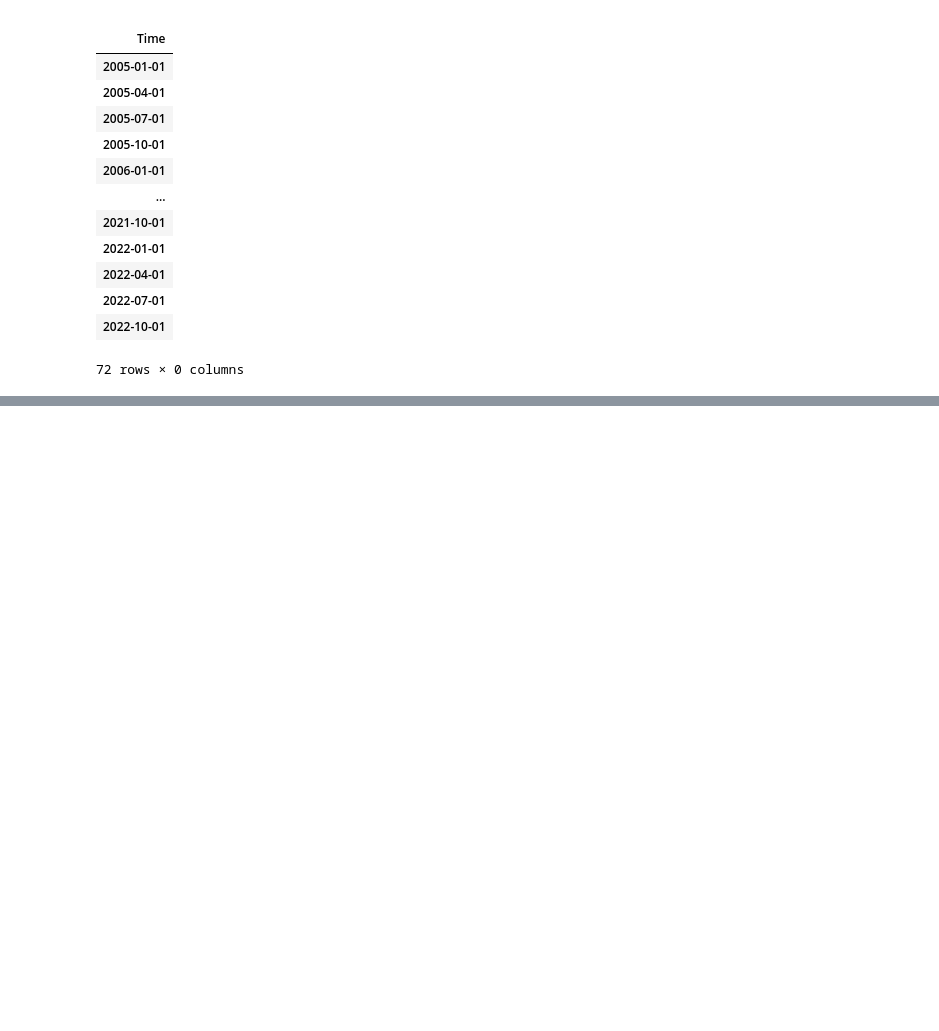
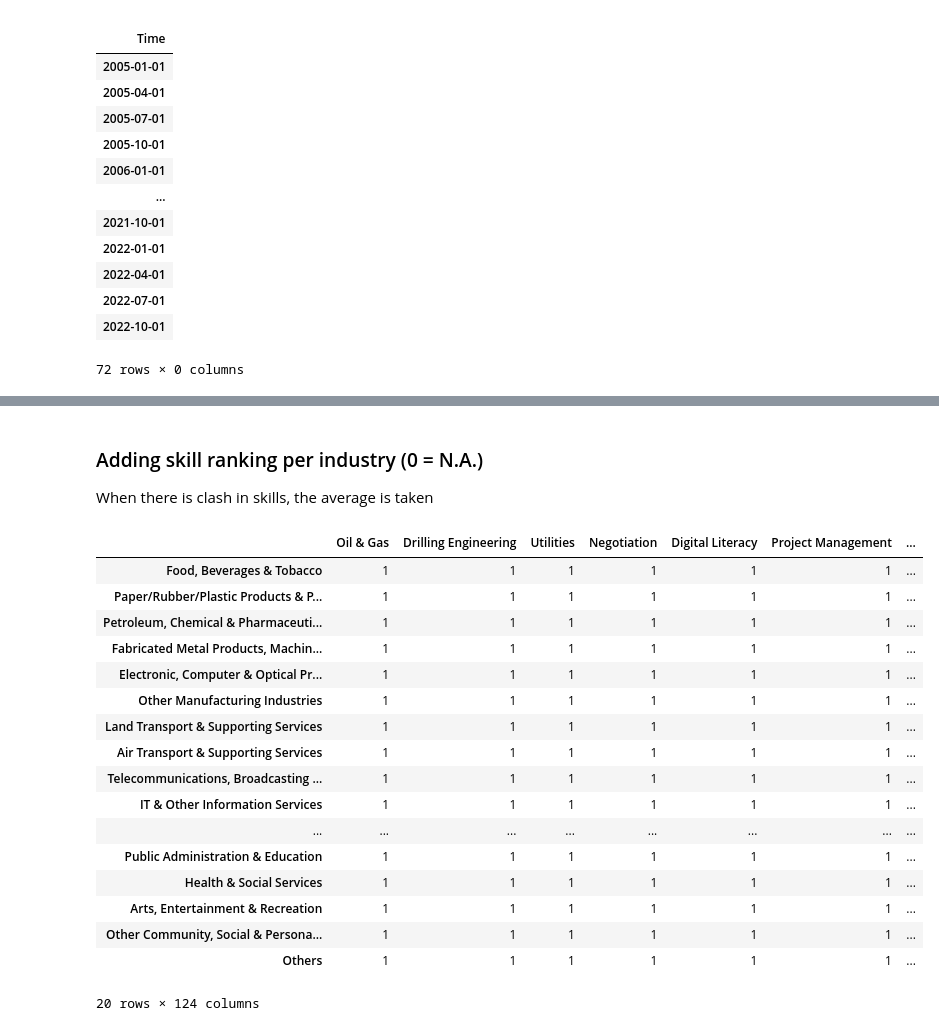
Before and after one commit to leileijng/bc2407-linkedin, a Jupyter notebook: Industry Forecast/Data Cleaning.ipynb, the cells around one changed output, grey strips where cells are left out. Drawn from its saved outputs; the diff is of its cells as text; code cells hidden in the pictures; blank space fills up the shorter version.

```diff
--- a/Industry Forecast/Data Cleaning.ipynb
+++ b/Industry Forecast/Data Cleaning.ipynb
@@ -486,0 +666,26 @@ df_out.to_csv('Dataset/cleaned_predictors.csv')
+# %% [markdown]
+### Adding skill ranking per industry (0 = N.A.)
+
+When there is clash in skills, the average is taken
+# %%
+numClash = pd.DataFrame(1, index = list(industryMap.keys()), columns = df['skill_group_name'].unique())
+numClash
+# %% [output]
+|  | Oil & Gas | Drilling Engineering | Utilities | Negotiation | Digital Literacy | Project Management | ... |
+| Food, Beverages & Tobacco | 1 | 1 | 1 | 1 | 1 | 1 | ... |
+| Paper/Rubber/Plastic Products & P... | 1 | 1 | 1 | 1 | 1 | 1 | ... |
+| Petroleum, Chemical & Pharmaceuti... | 1 | 1 | 1 | 1 | 1 | 1 | ... |
+| Fabricated Metal Products, Machin... | 1 | 1 | 1 | 1 | 1 | 1 | ... |
+| Electronic, Computer & Optical Pr... | 1 | 1 | 1 | 1 | 1 | 1 | ... |
+| Other Manufacturing Industries | 1 | 1 | 1 | 1 | 1 | 1 | ... |
+| Land Transport & Supporting Services | 1 | 1 | 1 | 1 | 1 | 1 | ... |
+| Air Transport & Supporting Services | 1 | 1 | 1 | 1 | 1 | 1 | ... |
+| Telecommunications, Broadcasting ... | 1 | 1 | 1 | 1 | 1 | 1 | ... |
+| IT & Other Information Services | 1 | 1 | 1 | 1 | 1 | 1 | ... |
+| ... | ... | ... | ... | ... | ... | ... | ... |
+| Public Administration & Education | 1 | 1 | 1 | 1 | 1 | 1 | ... |
+| Health & Social Services | 1 | 1 | 1 | 1 | 1 | 1 | ... |
+| Arts, Entertainment & Recreation | 1 | 1 | 1 | 1 | 1 | 1 | ... |
+| Other Community, Social & Persona... | 1 | 1 | 1 | 1 | 1 | 1 | ... |
+| Others | 1 | 1 | 1 | 1 | 1 | 1 | ... |
+20 rows × 124 columns
```
Also changed, not shown: parts of 21 cells of this notebook, 2 other files.
